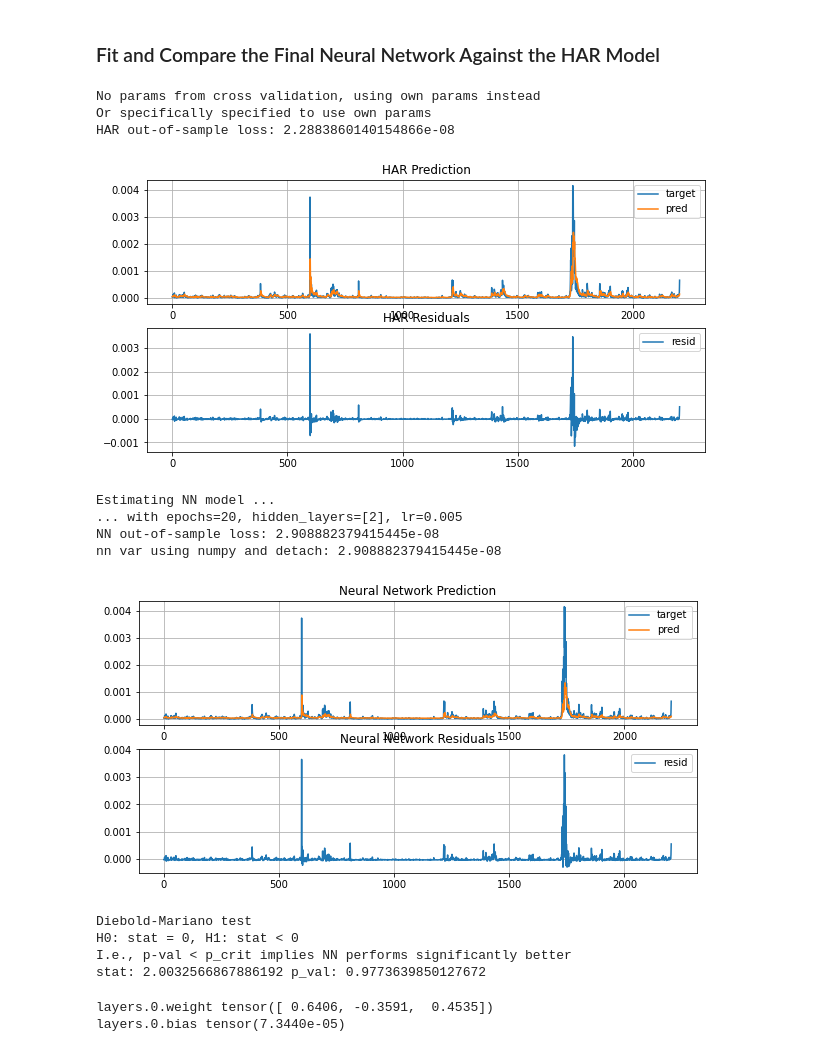
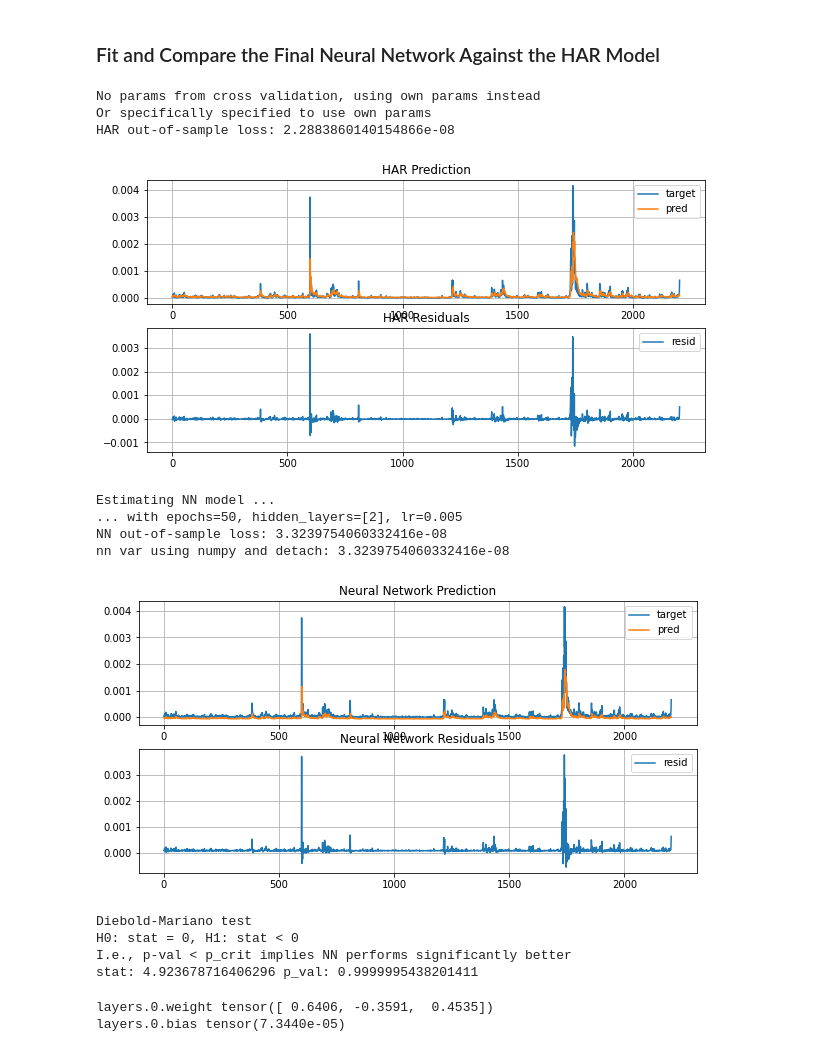
Before and after one commit to CodingNoob234/casestudy-neural-networks, a Jupyter notebook: main.ipynb, the cells around one changed output. Drawn from its saved outputs; the diff is of its cells as text; code cells hidden in the pictures.

```diff
--- a/main.ipynb
+++ b/main.ipynb
@@ -46,16 +46,24 @@ print(get_tickers_in_data())
 # ... for both NN and HAR
 
 ticker = ".SPX"
+
 # data = get_rv_from_yahoo(ticker)
 # or use ...
 data = get_rv_from_data(ticker)
 n_observations = len(data)
 print(f"Total of {n_observations} found for symbol: {ticker}")
 
-data_nn_train, data_nn_val, data_har_train, data_har_val = pre_process_all_data(data, train_size=.6)
+# data_nn_train, data_nn_val, data_har_train, data_har_val = pre_process_all_data(data, train_size=.8)
+data_nn_train, data_nn_val, data_har_train, data_har_val = pre_process_all_data(data, test_size = 300)
+
+train_observations, test_observations = len(data_nn_train), len(data_nn_val)
+print(f"Total training observations: {train_observations}")
+print(f"Total validation observations: {test_observations}")
 
 # to determine gap used in TimeSeriesSplit
 plot_acf(data_har_train.y, lags = range(1, 30))
-plt.ylim(-0.1, 0.9)
+plt.ylim(-0.1, 0.8)
 plt.show()
+plt.plot(data_har_train.y)
+plt.show()
 # %% [output]
@@ -68,7 +80,7 @@ The NN is estimated using Adam optimzer and MSE loss, with a specified learning
 # PERFORM CROSS VALIDATION
 model_scores = []
 
-hidden_layers_list = ([2,],)
+hidden_layers_list: tuple = ([2,],)
 lr_list: tuple = (5e-2, 1e-2, 5e-3, 1e-3, 5e-4)
 epochs_list: tuple = (5, 10, 20)
 batch_sizes: tuple = (10, 20, 40)
@@ -92,7 +104,7 @@ for hidden_layers in hidden_layers_list:
                         output_size = 1,
                         hidden_layers = hidden_layers,
                         # kfold = TimeSeriesSplit(n_splits = 10, max_train_size = None, test_size = 500, gap = 25), # the test_size = len(data) // (n_splits + 1)
-                        kfold = TimeSeriesSplit(n_splits = 5, max_train_size = None, test_size = 400, gap = 25), # the test_size = len(data) // (n_splits + 1)
+                        kfold = TimeSeriesSplit(n_splits = 8, max_train_size = None, test_size = 200, gap = 25), # the test_size = len(data) // (n_splits + 1)
                         data = data_nn_train,
                         lr = lr,
                         epochs = epochs,
@@ -151,13 +163,13 @@ idx_start, idx_end = 0, 10000
 try:
     epochs, lr, hidden_layers
     if use_own_config: raise Exception()
-except:
+except Exception as e:
     print("No params from cross validation, using own params instead")
     print("Or specifically specified to use own params")
-    epochs = 20
+    epochs = 50
     hidden_layers = [2,] # zero or one with 2 nodes
     lr = .005
-    batch_size = 10
+    batch_size = 20
 
 #=========================================================================================
 #===================================ESTIMATE HAR==========================================
@@ -229,41 +241,41 @@ if plot:
     axs[1].set_title("Neural Network Residuals")
     axs[0].plot(data_nn_val.y_t.detach().numpy().reshape(-1,)[idx_start:idx_end], label = "target")
     axs[0].plot(output.detach().numpy()[idx_start:idx_end], label = "pred")
     axs[1].plot((data_nn_val.y_t.detach().numpy().reshape(-1,) - output.detach().numpy().reshape(-1,))[idx_start:idx_end], label = "resid")
 
     for ax in axs:
         ax.legend()
         ax.grid()
     plt.show()
 
 #=========================================================================================
 #====================================DIEBOLD-MARIANO======================================
 #=========================================================================================
 stat, p_value = dm_test(
     data_har_val.y,
     nn_output,
     har_output,
     one_sided=True,
 )
 print("Diebold-Mariano test")
 print("H0: stat = 0, H1: stat < 0")
 print("I.e., p-val < p_crit implies NN performs significantly better")
 print(f"stat: {stat} p_val: {p_value}")
 # if one sided, only test if the upper forecast performs significantly better than the lower forecast
 # %% [output]
 No params from cross validation, using own params instead
 Or specifically specified to use own params
 HAR out-of-sample loss: 2.2883860140154866e-08
 [figure]
 Estimating NN model ...
-... with epochs=20, hidden_layers=[2], lr=0.005
-NN out-of-sample loss: 2.908882379415445e-08
-nn var using numpy and detach: 2.908882379415445e-08
+... with epochs=50, hidden_layers=[2], lr=0.005
+NN out-of-sample loss: 3.3239754060332416e-08
+nn var using numpy and detach: 3.3239754060332416e-08
-[figure, old version]
+[figure, new version]
 Diebold-Mariano test
 H0: stat = 0, H1: stat < 0
 I.e., p-val < p_crit implies NN performs significantly better
-stat: 2.0032566867886192 p_val: 0.9773639850127672
+stat: 4.923678716406296 p_val: 0.9999995438201411
 # %%
 for name, param in NN.named_parameters():
     if param.requires_grad:
```
Also changed, not shown: parts of 2 cells of this notebook, 2 other files.
